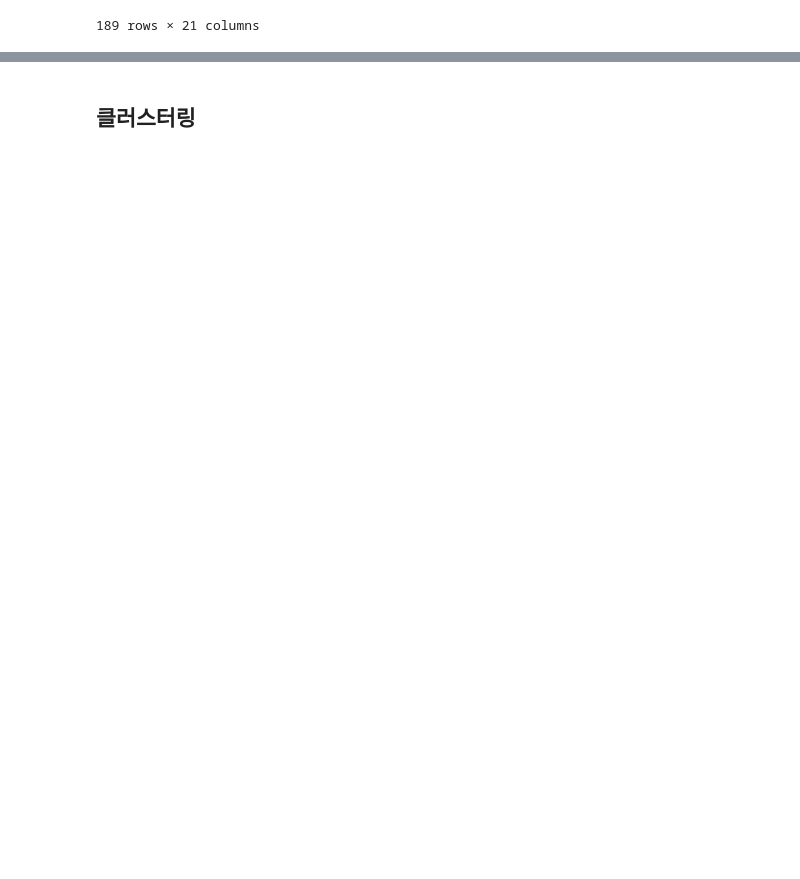
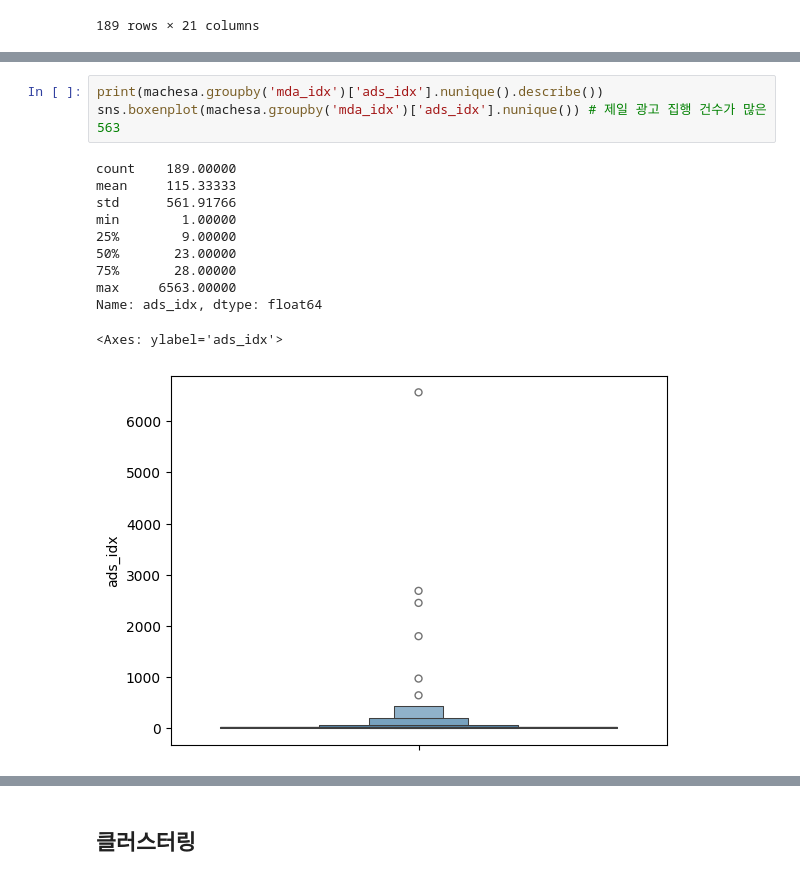
Before and after one commit to sese7414/reward_ads_project, a Jupyter notebook: Sehee/preprocessing.ipynb, the cells around one changed output, grey strips where cells are left out. Saved outputs shown, nothing was run; the diff lists cells and outputs as text; blank space fills up the shorter version.

```diff
--- a/Sehee/preprocessing.ipynb
+++ b/Sehee/preprocessing.ipynb
@@ -2008,0 +2062,15 @@ scale_features
+# %%
+print(machesa.groupby('mda_idx')['ads_idx'].nunique().describe())
+sns.boxenplot(machesa.groupby('mda_idx')['ads_idx'].nunique()) # 제일 광고 집행 건수가 많은 563
+# %% [output]
+count    189.00000
+mean     115.33333
+std      561.91766
+min        1.00000
+25%        9.00000
+50%       23.00000
+75%       28.00000
+max     6563.00000
+Name: ads_idx, dtype: float64
+<Axes: ylabel='ads_idx'>
+[figure, added]
```
Also changed, not shown: parts of 9 cells of this notebook.
